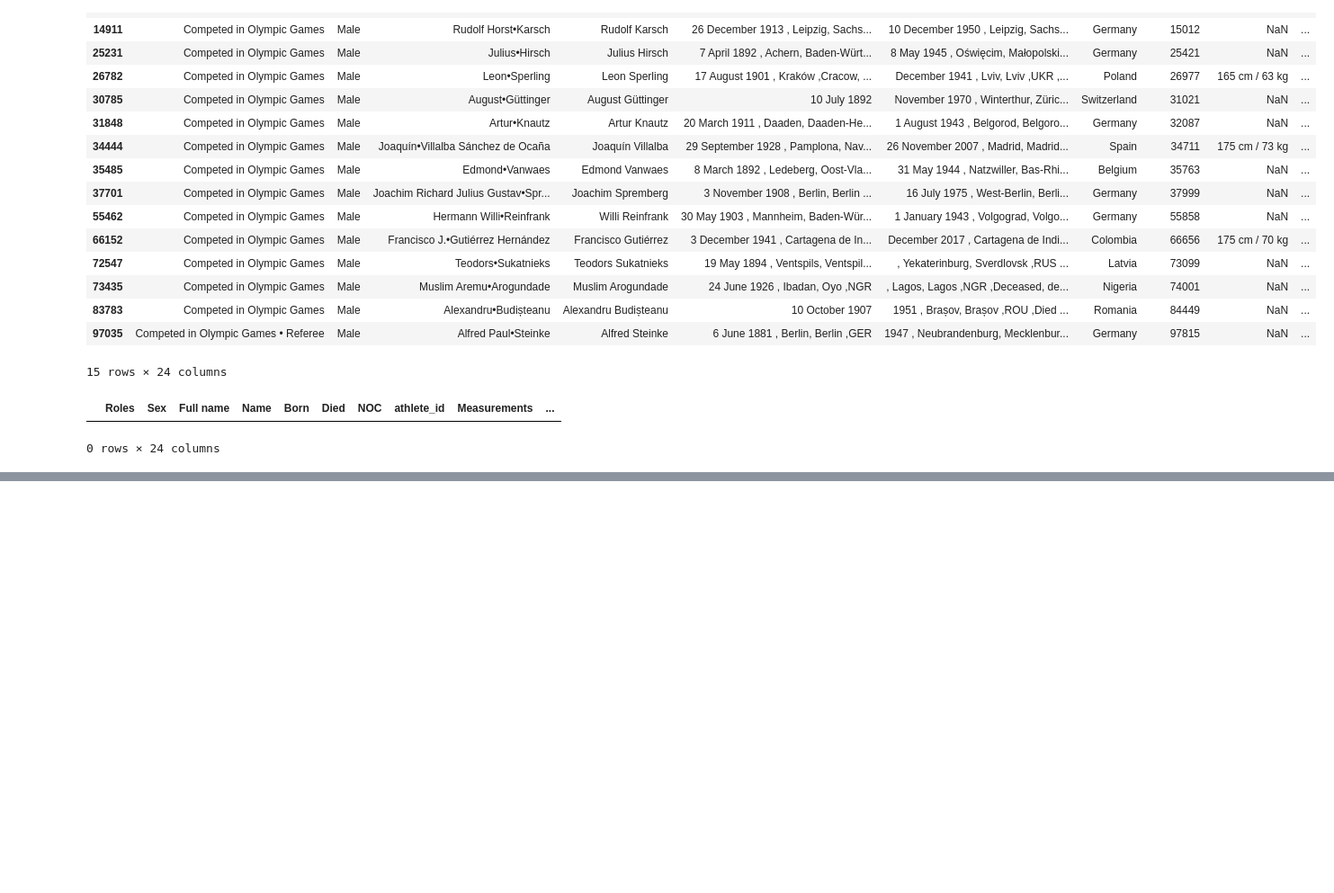
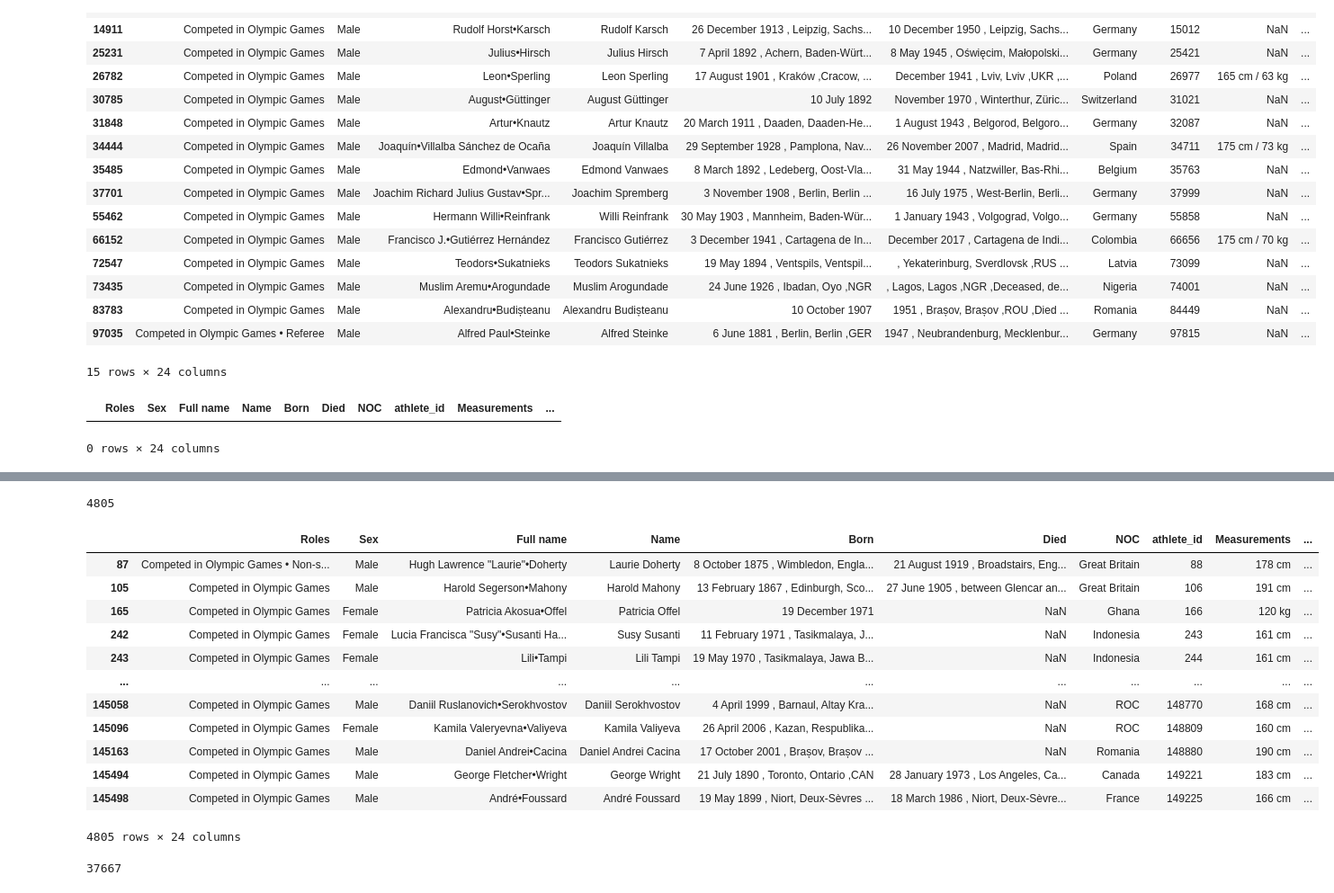
Before and after one commit to sherif-gamal111/Cleaning-Olympic-Athletes-Dataset, a Jupyter notebook: olympic.ipynb, the cells around one changed output, grey strips where cells are left out. Shown at 90% size. Saved outputs shown, nothing was run; the diff lists cells and outputs as text; code cells hidden in the pictures; blank space fills up the shorter version.

Commit message:
all the data in the column are cleaned (Measurments column)

```diff
--- a/olympic.ipynb
+++ b/olympic.ipynb
@@ -536,0 +560,24 @@ df[~df["Died country"].str.match(r"^[A-Z]{3}$", na=True)]
+# %%
+len(df[~df["Measurements"].str.contains("/", na=True)])
+# %% [output]
+4805
+# %%
+df[~df["Measurements"].str.contains("/", na=True)]
+# %% [output]
+|  | Roles | Sex | Full name | Name | Born | Died | NOC | athlete_id | Measurements | ... |
+| 87 | Competed in Olympic Games • Non-s... | Male | Hugh Lawrence "Laurie"•Doherty | Laurie Doherty | 8 October 1875 , Wimbledon, Engla... | 21 August 1919 , Broadstairs, Eng... | Great Britain | 88 | 178 cm | ... |
+| 105 | Competed in Olympic Games | Male | Harold Segerson•Mahony | Harold Mahony | 13 February 1867 , Edinburgh, Sco... | 27 June 1905 , between Glencar an... | Great Britain | 106 | 191 cm | ... |
+| 165 | Competed in Olympic Games | Female | Patricia Akosua•Offel | Patricia Offel | 19 December 1971 | NaN | Ghana | 166 | 120 kg | ... |
+| 242 | Competed in Olympic Games | Female | Lucia Francisca "Susy"•Susanti Ha... | Susy Susanti | 11 February 1971 , Tasikmalaya, J... | NaN | Indonesia | 243 | 161 cm | ... |
+| 243 | Competed in Olympic Games | Female | Lili•Tampi | Lili Tampi | 19 May 1970 , Tasikmalaya, Jawa B... | NaN | Indonesia | 244 | 161 cm | ... |
+| ... | ... | ... | ... | ... | ... | ... | ... | ... | ... | ... |
+| 145058 | Competed in Olympic Games | Male | Daniil Ruslanovich•Serokhvostov | Daniil Serokhvostov | 4 April 1999 , Barnaul, Altay Kra... | NaN | ROC | 148770 | 168 cm | ... |
+| 145096 | Competed in Olympic Games | Female | Kamila Valeryevna•Valiyeva | Kamila Valiyeva | 26 April 2006 , Kazan, Respublika... | NaN | ROC | 148809 | 160 cm | ... |
+| 145163 | Competed in Olympic Games | Male | Daniel Andrei•Cacina | Daniel Andrei Cacina | 17 October 2001 , Brașov, Brașov ... | NaN | Romania | 148880 | 190 cm | ... |
+| 145494 | Competed in Olympic Games | Male | George Fletcher•Wright | George Wright | 21 July 1890 , Toronto, Ontario ,CAN | 28 January 1973 , Los Angeles, Ca... | Canada | 149221 | 183 cm | ... |
+| 145498 | Competed in Olympic Games | Male | André•Foussard | André Foussard | 19 May 1899 , Niort, Deux-Sèvres ... | 18 March 1986 , Niort, Deux-Sèvre... | France | 149225 | 166 cm | ... |
+4805 rows × 24 columns
+# %%
+len(df[df["Measurements"].isna()])
+# %% [output]
+37667
```
Also changed, not shown: parts of 23 cells of this notebook.
